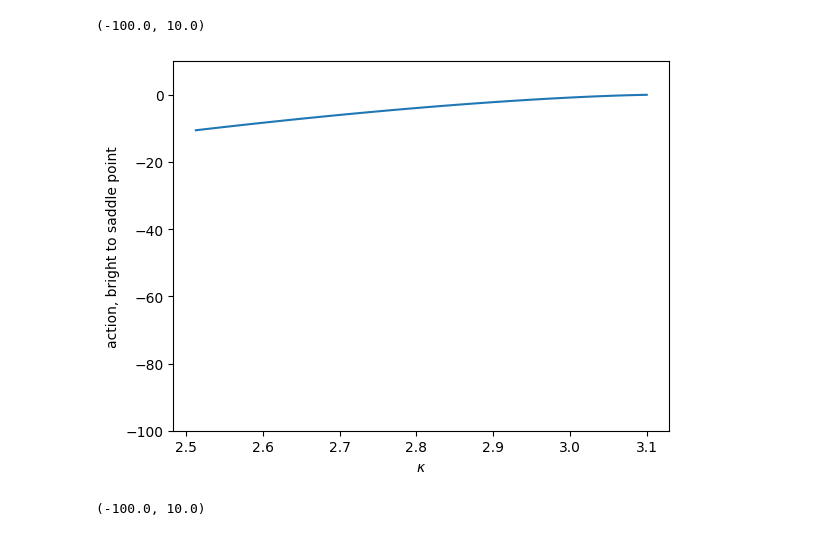
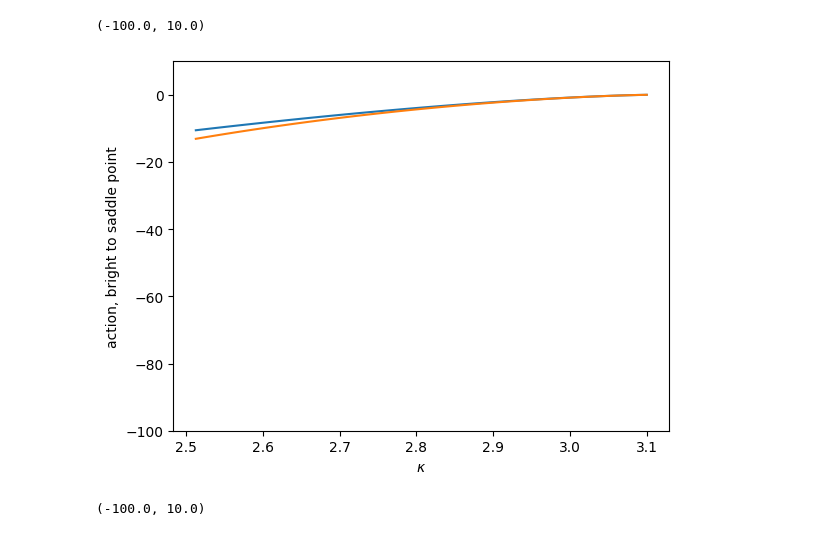
Before and after one commit to paulsbrookes/metastable, a Jupyter notebook: experiments/calculating-actions/calculate-actions-bright-to-saddle.ipynb, the cells around one changed output. Drawn from its saved outputs; the diff is of its cells as text; code cells hidden in the pictures.

Commit message:
feat: calculating dykman actions

```diff
--- a/experiments/calculating-actions/calculate-actions-bright-to-saddle.ipynb
+++ b/experiments/calculating-actions/calculate-actions-bright-to-saddle.ipynb
@@ -46,0 +33,13 @@ array([201, 202, 203, 204, 205, 206, 207, 208, 209, 210, 211, 212, 213,
+# %%
+from metastable.rescaled.barriers import dykman_actions_calc
+
+
+epsilon = fixed_point_map.epsilon_linspace[380]
+
+
+dykman_actions = dykman_actions_calc(
+    delta=fixed_point_map.delta,
+    chi=fixed_point_map.chi,
+    eps=fixed_point_map.epsilon_linspace[380],
+    kappa=fixed_point_map.kappa_linspace[indexes],
+)
@@ -47,11 +59,12 @@ array([201, 202, 203, 204, 205, 206, 207, 208, 209, 210, 211, 212, 213,
 # %%
 plt.plot(fixed_point_map.kappa_linspace[indexes], actions_list)
+plt.plot(fixed_point_map.kappa_linspace[indexes], dykman_actions[0])
 plt.xlabel(r'$\kappa$')
 plt.ylabel(r'action, bright to saddle point')
 plt.ylim([-100,10])
 # %% [output]
 (-100.0, 10.0)
-[figure, old version]
+[figure, new version]
 # %%
 import pandas as pd
 actions_series = pd.Series(actions_list, index=fixed_point_map.kappa_linspace[indexes])
```
Also changed, not shown: parts of 4 cells of this notebook, 5 other files.
